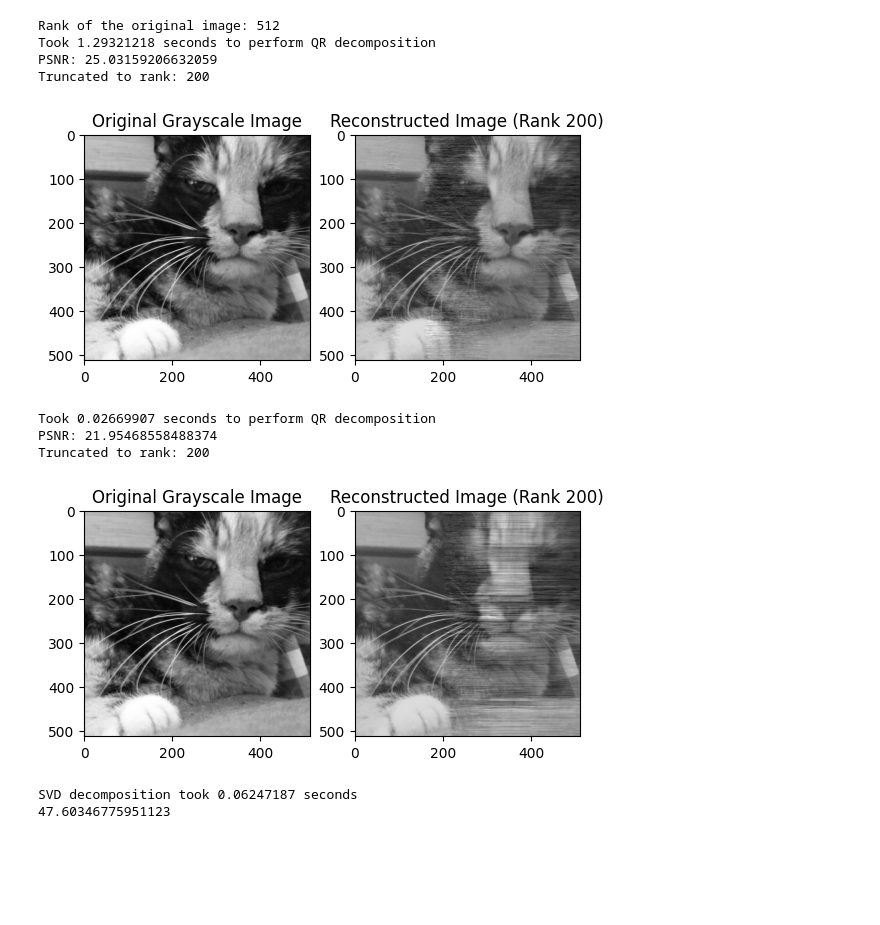
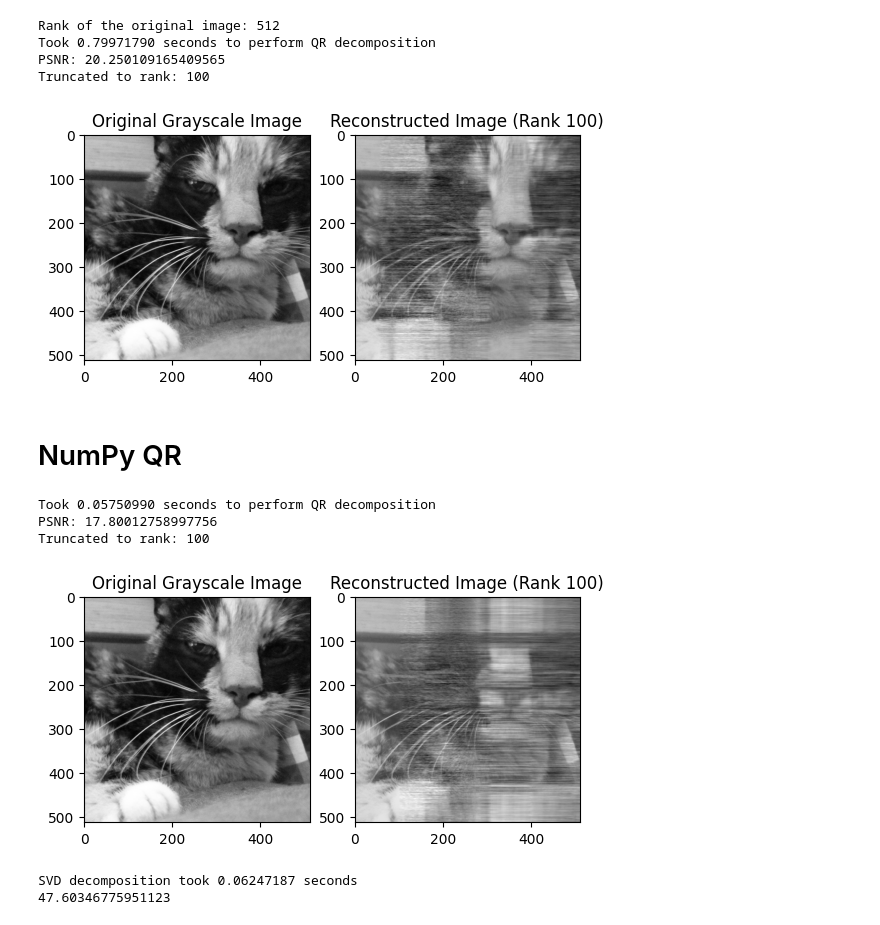
Before and after one commit to dreamchef/rrqrf, a Jupyter notebook: qr_svd_comparison.ipynb, the cells around one changed output. Drawn from its saved outputs; the diff is of its cells as text; code cells hidden in the pictures; blank space fills up the shorter version.

```diff
--- a/qr_svd_comparison.ipynb
+++ b/qr_svd_comparison.ipynb
@@ -5,6 +101,7 @@ from matplotlib import pyplot
 from skimage import color
 import time
 from skimage.metrics import peak_signal_noise_ratio as psnr
+
 import factorizations as fct
 from PIL import Image
 import cv2
@@ -13,7 +110,7 @@ import cv2
 # ====== PARAMATERS ======
 
 # Set rank for the low-rank approximation
-RANK = 200
+RANK = 100
 
 # ====== SETUP ======
 
@@ -98,10 +195,12 @@ print("Truncated to rank:", RANK)
 pyplot.show()
 # %% [output]
 Rank of the original image: 512
-Took 1.29321218 seconds to perform QR decomposition
-PSNR: 25.03159206632059
-Truncated to rank: 200
+Took 0.79971790 seconds to perform QR decomposition
+PSNR: 20.250109165409565
+Truncated to rank: 100
-[figure, old version]
+[figure, new version]
+# %% [markdown]
+# NumPy QR
 # %%
 start_qr_time = time.time()
 # Perform QR decomposition
@@ -111,7 +210,7 @@ end_qr_time = time.time()
 print('Took {:.8f} seconds to perform QR decomposition'.format(end_qr_time - start_qr_time))
 
 # Choose a rank to approximate the image
-rank = 200
+rank = 100
 
 # Truncate Q and R to the chosen rank
 Q_truncated = Q[:, :rank]
@@ -127,42 +226,42 @@ pyplot.title('Original Grayscale Image')
 
 # Display the reconstructed image
 pyplot.subplot(1, 2, 2)
 pyplot.imshow(img_reconstructed, cmap=pyplot.cm.gray)
 pyplot.title('Reconstructed Image (Rank {})'.format(rank))
 
 # Calculate the PSNR
 print("PSNR:", psnr(img, img_reconstructed))
 print("Truncated to rank:", RANK)
 
 pyplot.show()
 
 psnr_list_qr = []
 bytes_list_qr = []
 
 for this_rank in range(10,512):
     Q_truncated = Q[:, :this_rank]
     R_truncated = R[:this_rank, :]
     img_reconstructed = Q_truncated @ R_truncated
 
     this_psnr = psnr(img, img_reconstructed)
 
     psnr_list_qr.append(this_psnr)
 
-    buffer = BytesIO()
-    tifffile.imwrite(buffer, img_reconstructed, dtype='float64')
+    #buffer = BytesIO()
+    #tifffile.imwrite(buffer, img_reconstructed, dtype='float64')
 
     # Rewind the buffer to the start
-    buffer.seek(0)
+    #buffer.seek(0)
 
     # Get the number of bytes
-    num_bytes = len(buffer.getvalue())
-    bytes_list_qr.append(num_bytes)
+    #num_bytes = len(buffer.getvalue())
+    #bytes_list_qr.append(num_bytes)
     #print(f"The estimated number of bytes to store the image as a PNG is: {num_bytes} bytes")
 # %% [output]
-Took 0.02669907 seconds to perform QR decomposition
-PSNR: 21.95468558488374
-Truncated to rank: 200
+Took 0.05750990 seconds to perform QR decomposition
+PSNR: 17.80012758997756
+Truncated to rank: 100
-[figure, old version]
+[figure, new version]
 # %%
 # Start timing for SVD decomposition
 start_svd_time = time.time()
```
Also changed, not shown: parts of 2 cells of this notebook.
